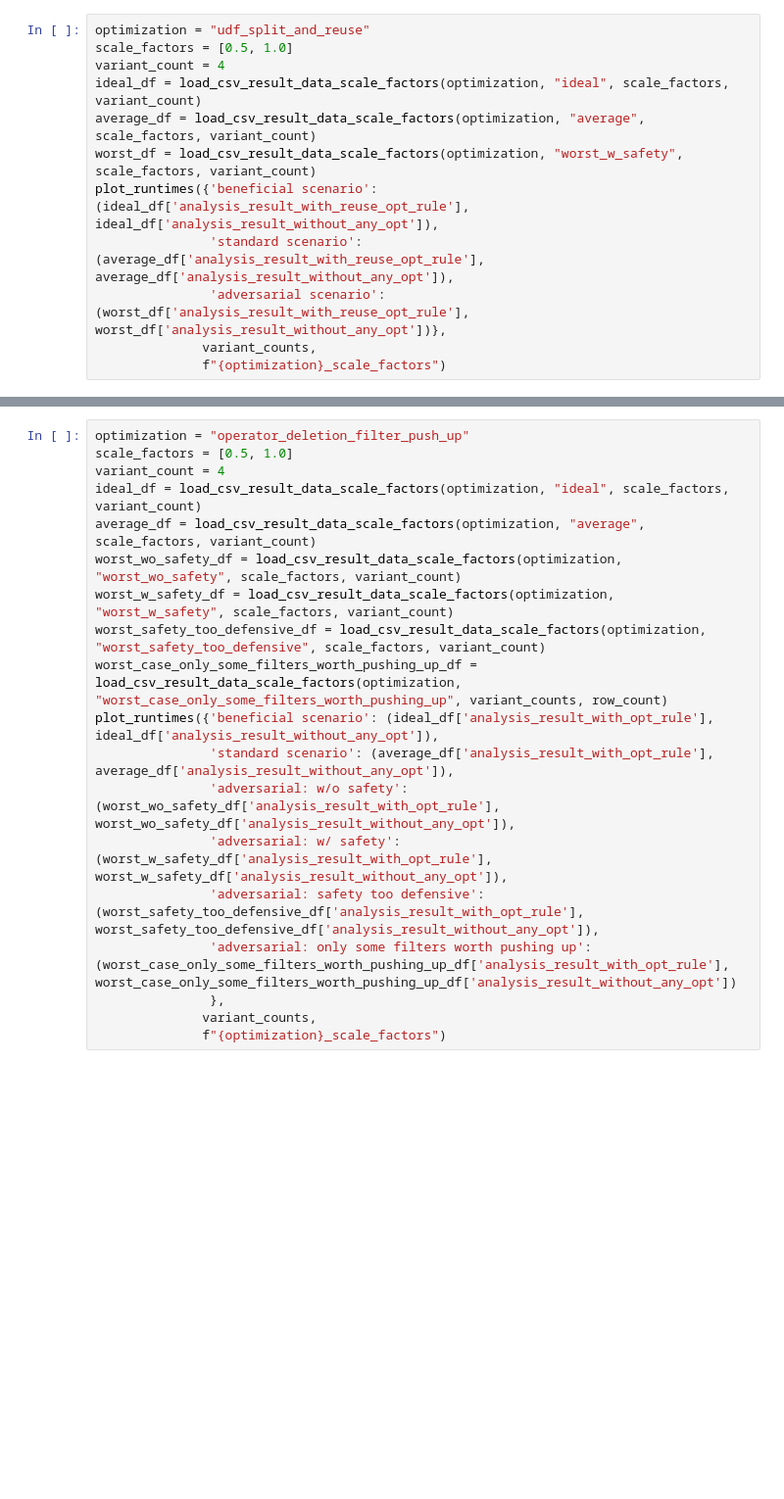
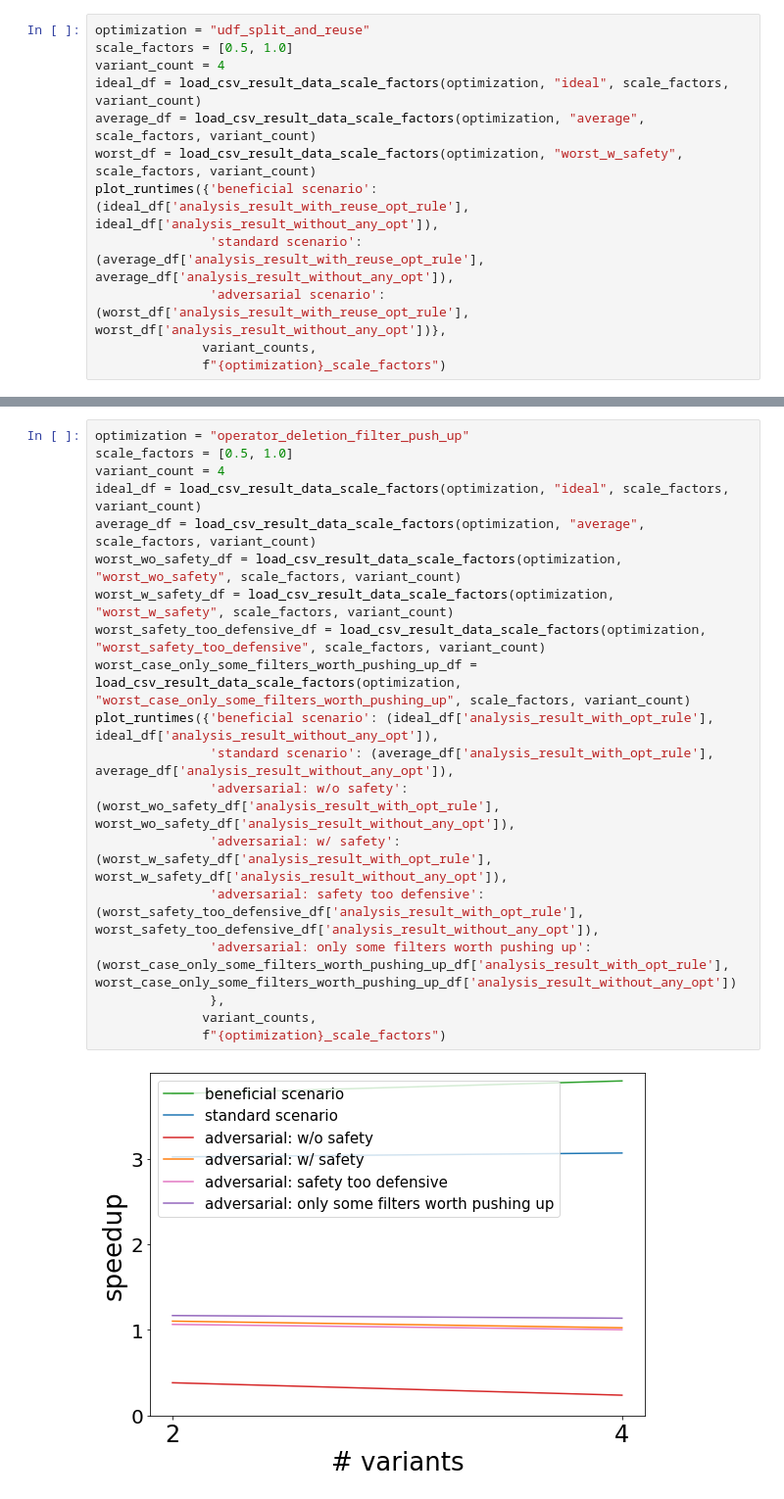
Before and after one commit to stefan-grafberger/mlwhatif, a Jupyter notebook: experiments/plot-benchmark-results--optimizations.ipynb, the cells around one changed output, grey strips where cells are left out. Shown: that part at 98% size. Cells and saved outputs as stored; diff of their text form; blank space fills up the shorter version.

Commit message:
Fixed a bug in the plot code, now I have a first set of scale factor plots

```diff
--- a/experiments/plot-benchmark-results--optimizations.ipynb
+++ b/experiments/plot-benchmark-results--optimizations.ipynb
@@ -238,19 +230,21 @@ plot_runtimes({'beneficial scenario': (ideal_df['analysis_result_with_opt_rule']
 # %%
 optimization = "operator_deletion_filter_push_up"
 scale_factors = [0.5, 1.0]
 variant_count = 4
 ideal_df = load_csv_result_data_scale_factors(optimization, "ideal", scale_factors, variant_count)
 average_df = load_csv_result_data_scale_factors(optimization, "average", scale_factors, variant_count)
 worst_wo_safety_df = load_csv_result_data_scale_factors(optimization, "worst_wo_safety", scale_factors, variant_count)
 worst_w_safety_df = load_csv_result_data_scale_factors(optimization, "worst_w_safety", scale_factors, variant_count)
 worst_safety_too_defensive_df = load_csv_result_data_scale_factors(optimization, "worst_safety_too_defensive", scale_factors, variant_count)
-worst_case_only_some_filters_worth_pushing_up_df = load_csv_result_data_scale_factors(optimization, "worst_case_only_some_filters_worth_pushing_up", variant_counts, row_count)
+worst_case_only_some_filters_worth_pushing_up_df = load_csv_result_data_scale_factors(optimization, "worst_case_only_some_filters_worth_pushing_up", scale_factors, variant_count)
 plot_runtimes({'beneficial scenario': (ideal_df['analysis_result_with_opt_rule'], ideal_df['analysis_result_without_any_opt']),
                'standard scenario': (average_df['analysis_result_with_opt_rule'], average_df['analysis_result_without_any_opt']),
                'adversarial: w/o safety': (worst_wo_safety_df['analysis_result_with_opt_rule'], worst_wo_safety_df['analysis_result_without_any_opt']),
                'adversarial: w/ safety': (worst_w_safety_df['analysis_result_with_opt_rule'], worst_w_safety_df['analysis_result_without_any_opt']),
                'adversarial: safety too defensive': (worst_safety_too_defensive_df['analysis_result_with_opt_rule'], worst_safety_too_defensive_df['analysis_result_without_any_opt']),
                'adversarial: only some filters worth pushing up': (worst_case_only_some_filters_worth_pushing_up_df['analysis_result_with_opt_rule'], worst_case_only_some_filters_worth_pushing_up_df['analysis_result_without_any_opt'])
                },
               variant_counts,
               f"{optimization}_scale_factors")
+# %% [output]
+[figure, added]
```
Also changed, not shown: parts of 7 cells of this notebook, 49 other files.
